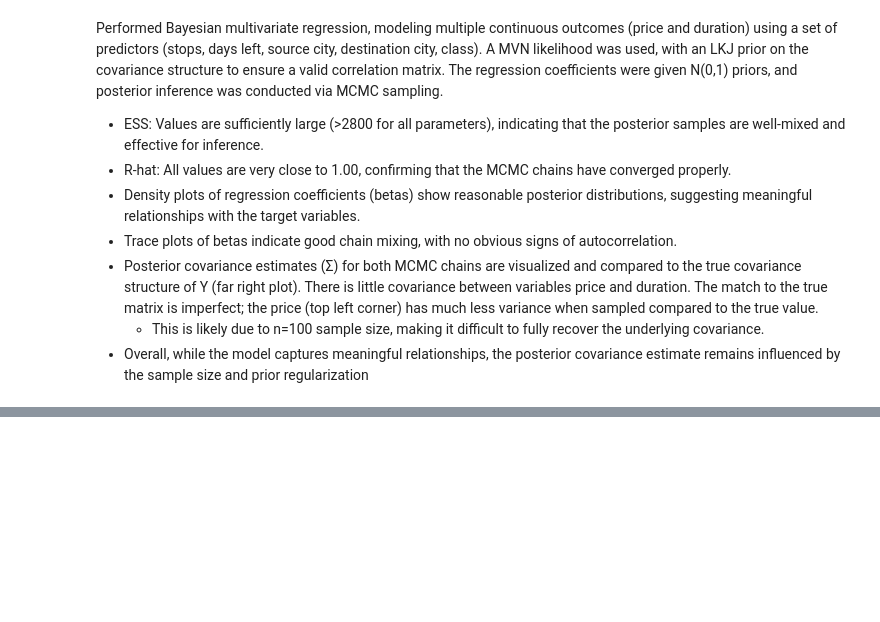
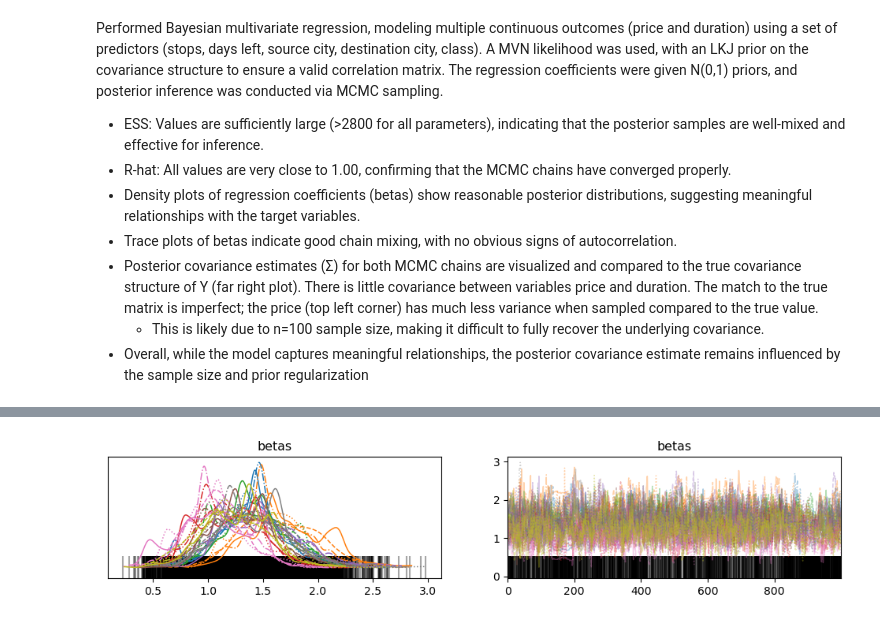
Before and after one commit to danield424/STA365, a Jupyter notebook: W8HW.ipynb, the cells around one changed output, grey strips where cells are left out. Drawn from its saved outputs; the diff is of its cells as text; code cells hidden in the pictures; blank space fills up the shorter version.

```diff
--- a/W8HW.ipynb
+++ b/W8HW.ipynb
@@ -436,0 +508,4 @@ We implemented Bayesian Multivariate Classification to model the probability of
+# %%
+az.plot_trace(idata,var_names='betas');
+# %% [output]
+[figure, added]
```
Also changed, not shown: parts of 15 cells of this notebook.
